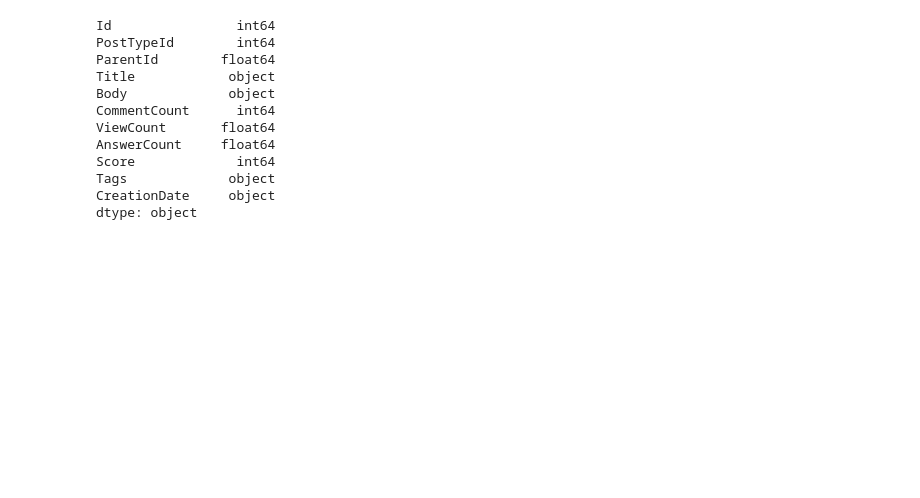
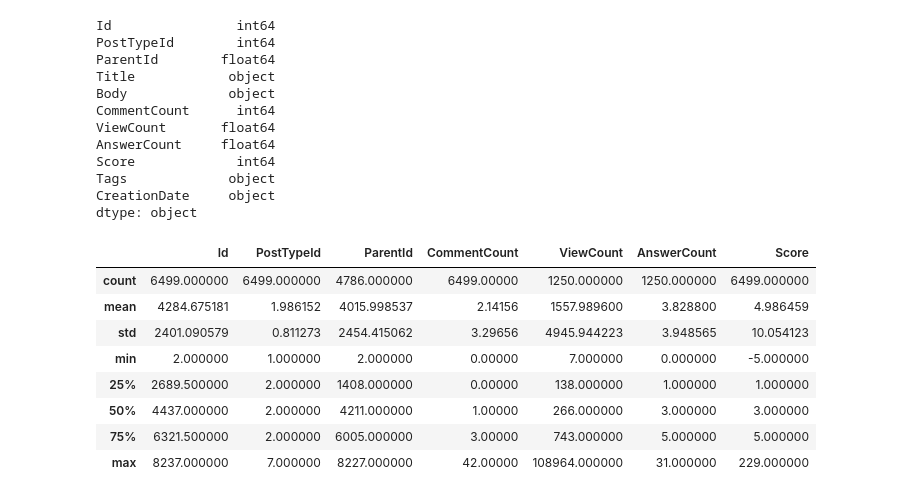
Before and after one commit to MattKronig/M-Kronig-MSc-Final-Project, a Jupyter notebook: m_kronig_csc_40098.ipynb, the cells around one changed output. Cells and saved outputs as stored; diff of their text form; code cells hidden in the pictures; blank space fills up the shorter version.

```diff
--- a/m_kronig_csc_40098.ipynb
+++ b/m_kronig_csc_40098.ipynb
@@ -53,3 +57,15 @@ Score             int64
 Tags             object
 CreationDate     object
 dtype: object
+# %%
+df.describe()
+# %% [output]
+|  | Id | PostTypeId | ParentId | CommentCount | ViewCount | AnswerCount | Score |
+| count | 6499.000000 | 6499.000000 | 4786.000000 | 6499.00000 | 1250.000000 | 1250.000000 | 6499.000000 |
+| mean | 4284.675181 | 1.986152 | 4015.998537 | 2.14156 | 1557.989600 | 3.828800 | 4.986459 |
+| std | 2401.090579 | 0.811273 | 2454.415062 | 3.29656 | 4945.944223 | 3.948565 | 10.054123 |
+| min | 2.000000 | 1.000000 | 2.000000 | 0.00000 | 7.000000 | 0.000000 | -5.000000 |
+| 25% | 2689.500000 | 2.000000 | 1408.000000 | 0.00000 | 138.000000 | 1.000000 | 1.000000 |
+| 50% | 4437.000000 | 2.000000 | 4211.000000 | 1.00000 | 266.000000 | 3.000000 | 3.000000 |
+| 75% | 6321.500000 | 2.000000 | 6005.000000 | 3.00000 | 743.000000 | 5.000000 | 5.000000 |
+| max | 8237.000000 | 7.000000 | 8227.000000 | 42.00000 | 108964.000000 | 31.000000 | 229.000000 |
```
Also changed, not shown: parts of 35 cells of this notebook.
